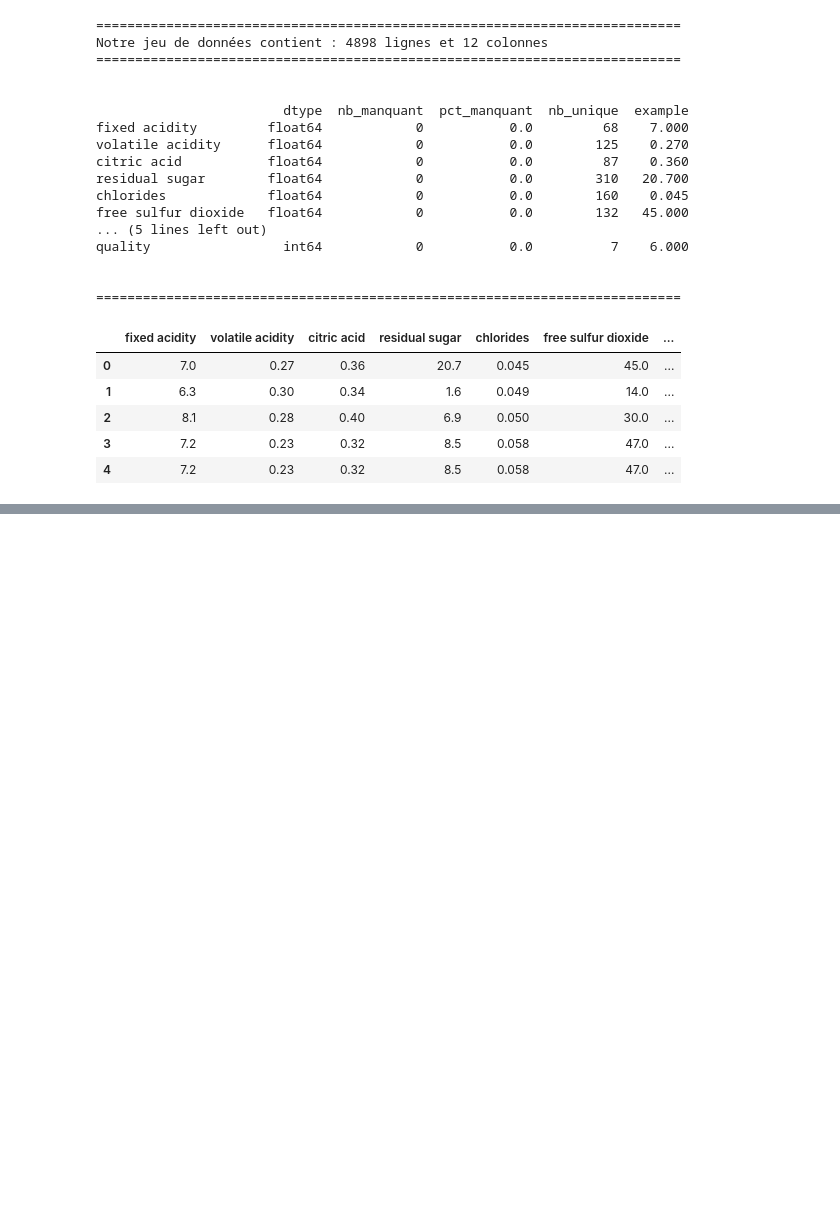
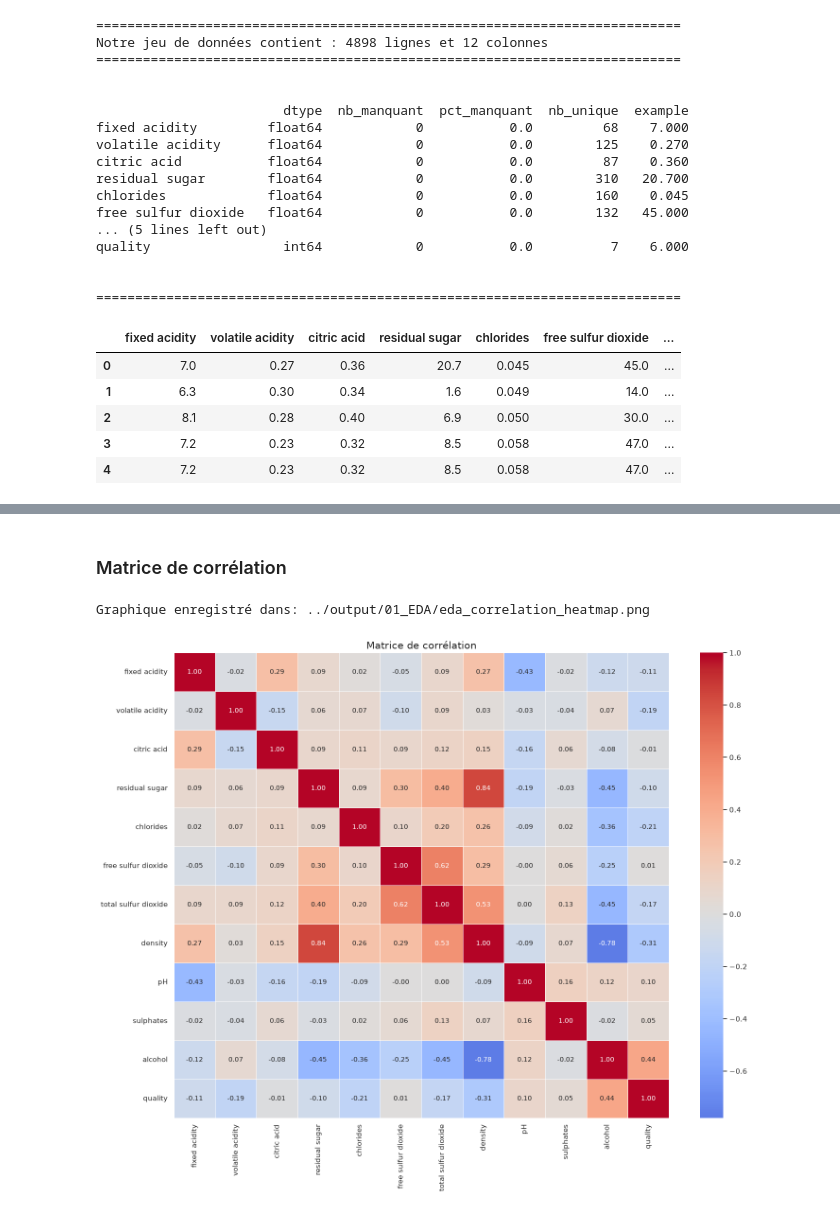
Before and after one commit to estelleNdongo/wineRanking, a Jupyter notebook: notebooks/01_EDA.ipynb, the cells around one changed output, grey strips where cells are left out. Saved outputs shown, nothing was run; the diff lists cells and outputs as text; code cells hidden in the pictures; blank space fills up the shorter version.

```diff
--- a/notebooks/01_EDA.ipynb
+++ b/notebooks/01_EDA.ipynb
@@ -75,0 +159,25 @@ quality                 int64            0           0.0          7    6.000
+# %% [markdown]
+### Matrice de corrélation
+# %%
+# --- 5. Matrice de corrélation ---
+
+# On sélectionne uniquement les colonnes numériques pertinentes
+corr_matrix = df[df.columns].corr()
+
+plt.figure(figsize=(15, 12))
+sns.heatmap(
+    corr_matrix,
+    annot=True,
+    fmt=".2f",
+    cmap="coolwarm",
+    center=0,
+    linewidths=.5,
+    annot_kws={"size": 10},
+)
+plt.title("Matrice de corrélation")
+plt.tight_layout()
+save_fig("eda_correlation_heatmap.png")
+plt.show()
+# %% [output]
+Graphique enregistré dans: ../output/01_EDA/eda_correlation_heatmap.png
+[figure, added]
```
Also changed, not shown: parts of 6 cells of this notebook.
